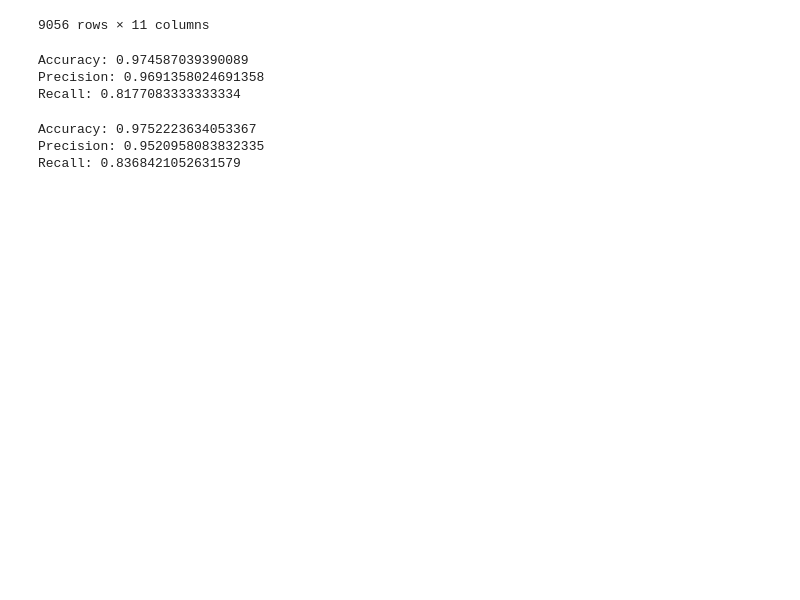
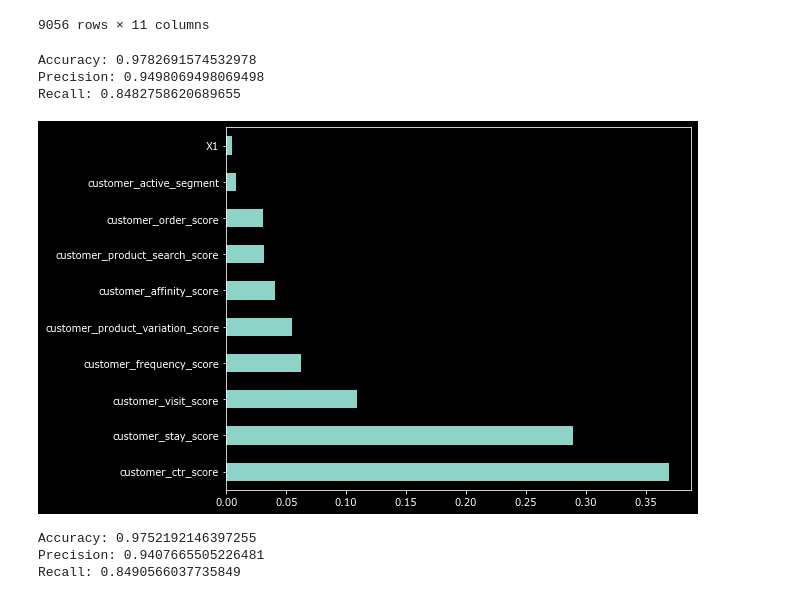
Before and after one commit to rnd4u-org/2021-knu-classif, a Jupyter notebook: Untitled.ipynb, the cells around one changed output. Cells and saved outputs as stored; diff of their text form; code cells hidden in the pictures; blank space fills up the shorter version.

```diff
--- a/Untitled.ipynb
+++ b/Untitled.ipynb
@@ -327,33 +333,17 @@ df_ro
 | 10734 | 0.537126 | 0.396409 | 0.185348 | 0.027385 | ... |
 | 10737 | 0.429933 | 0.276202 | 0.248230 | 0.055646 | ... |
 9056 rows × 11 columns
-# %%
-from sklearn.svm import LinearSVC
-from sklearn.model_selection import train_test_split
-from sklearn.metrics import accuracy_score
-from sklearn.metrics import precision_score
-from sklearn.metrics import recall_score
-x = df[['customer_visit_score', 'customer_product_search_score', 'customer_ctr_score', 'customer_stay_score', 'customer_frequency_score', 'customer_product_variation_score', 'customer_order_score', 'customer_affinity_score','customer_active_segment','X1']]
-y = df['customer_category']
-
-x_train, x_test, y_train, y_test = train_test_split(x, y, test_size=0.3)
-model = LinearSVC()
-model.fit(x_train, y_train)
-y_predicted = model.predict(x_test)
-
-print("Accuracy:", accuracy_score(y_test, y_predicted))
-print("Precision:", precision_score(y_test, y_predicted))
-print("Recall:", recall_score(y_test, y_predicted))
-# %% [output]
-Accuracy: 0.974587039390089
-Precision: 0.9691358024691358
-Recall: 0.8177083333333334
 # %%
 from sklearn.ensemble import RandomForestClassifier
+from sklearn.model_selection import train_test_split
+from sklearn.metrics import accuracy_score
+from sklearn.metrics import precision_score
+from sklearn.metrics import recall_score
+
 x = df[['customer_visit_score', 'customer_product_search_score', 'customer_ctr_score', 'customer_stay_score', 'customer_frequency_score', 'customer_product_variation_score', 'customer_order_score', 'customer_affinity_score','customer_active_segment','X1']]
 y = df['customer_category']
 
-x_train, x_test, y_train, y_test = train_test_split(x, y, test_size=0.3)
+x_train, x_test, y_train, y_test = train_test_split(x, y)
 model = RandomForestClassifier()
 model.fit(x_train, y_train)
 y_predicted = model.predict(x_test)
@@ -362,6 +352,28 @@ print("Accuracy:", accuracy_score(y_test, y_predicted))
 print("Precision:", precision_score(y_test, y_predicted))
 print("Recall:", recall_score(y_test, y_predicted))
 # %% [output]
-Accuracy: 0.9752223634053367
-Precision: 0.9520958083832335
-Recall: 0.8368421052631579
+Accuracy: 0.9782691574532978
+Precision: 0.9498069498069498
+Recall: 0.8482758620689655
+# %%
+feat_importances = pandas.Series(model.feature_importances_, index=x.columns)
+feat_importances.nlargest(10).plot(kind='barh')
+plt.show()
+# %% [output]
+[figure, added]
+# %%
+x_new = df[['customer_ctr_score','customer_stay_score','customer_visit_score']]
+y_new = df['customer_category']
+
+x_train, x_test, y_train, y_test = train_test_split(x_new, y_new)
+model = RandomForestClassifier()
+model.fit(x_train, y_train)
+y_predicted = model.predict(x_test)
+
+print("Accuracy:", accuracy_score(y_test, y_predicted))
+print("Precision:", precision_score(y_test, y_predicted))
+print("Recall:", recall_score(y_test, y_predicted))
+# %% [output]
+Accuracy: 0.9752192146397255
+Precision: 0.9407665505226481
+Recall: 0.8490566037735849
```
Also changed, not shown: parts of 5 cells of this notebook.
